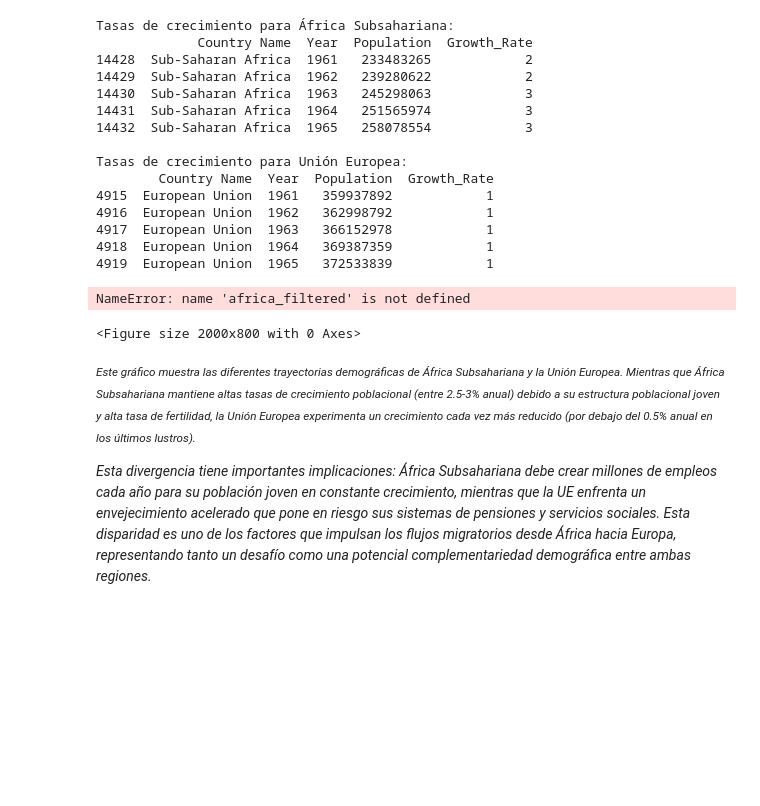
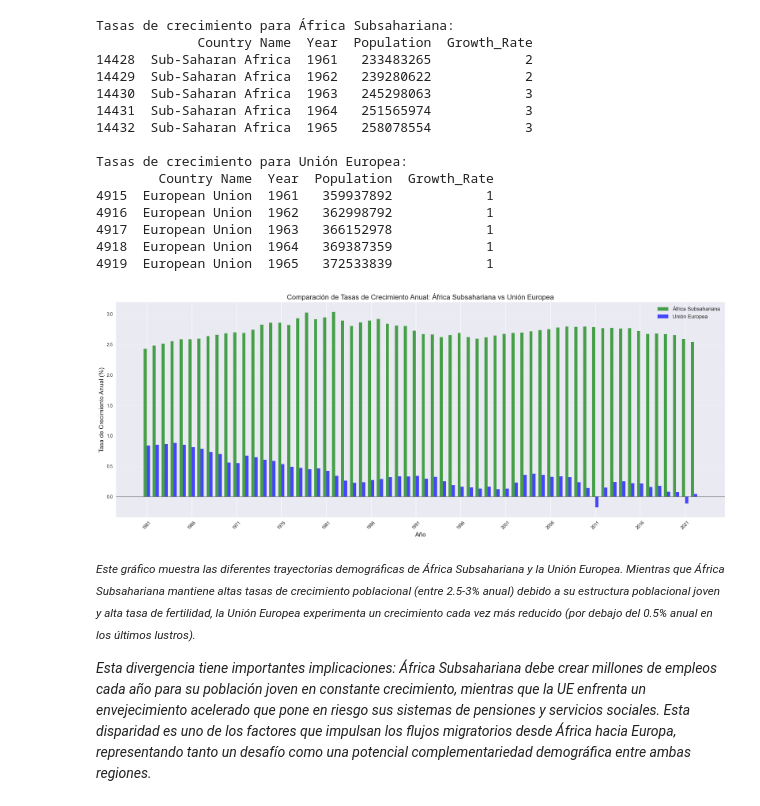
Before and after one commit to Bootcamp-IA-P4/world-population-migration-eda, a Jupyter notebook: population_eda.ipynb, the cells around one changed output. Drawn from its saved outputs; the diff is of its cells as text; code cells hidden in the pictures; blank space fills up the shorter version.

```diff
--- a/population_eda.ipynb
+++ b/population_eda.ipynb
@@ -598,46 +600,39 @@ Tasas de crecimiento para Unión Europea:
 4918  European Union  1964   369387359            1
 4919  European Union  1965   372533839            1
 # %%
-# Creamos figura
+# Crear figura
 plt.figure(figsize=(20, 8))
 
-# Filtrar los dataframes para incluir solo los años comunes
-africa_filtered = africa_subsahariana[africa_subsahariana['Year'].isin(common_years)]
-eu_filtered = union_europea[union_europea['Year'].isin(common_years)]
-
-# Preparar las posiciones de las barras
-x = np.arange(len(common_years))
-width = 0.35
-
-# Dibujar las barras
-plt.bar(x - width/2, africa_filtered['Growth_Rate'].values, width,
+# Dibujar las barras para África Subsahariana y la Unión Europea
+plt.bar(x - width/2, africa_subsahariana['Growth_Rate'], width,
         label='África Subsahariana', color='green', alpha=0.7)
-plt.bar(x + width/2, eu_filtered['Growth_Rate'].values, width,
+plt.bar(x + width/2, union_europea['Growth_Rate'], width,
         label='Unión Europea', color='blue', alpha=0.7)
 
 # Añadir línea horizontal en cero
 plt.axhline(y=0, color='black', linestyle='-', alpha=0.3)
 
 # Personalizar el gráfico
-plt.title('Comparación de Tasas de Crecimiento Anual: África Subsahariana vs Unión Europea',
-          fontsize=16)
+plt.title('Comparación de Tasas de Crecimiento Anual: África Subsahariana vs Unión Europea', fontsize=16)
 plt.xlabel('Año', fontsize=14)
 plt.ylabel('Tasa de Crecimiento Anual (%)', fontsize=14)
 
 # Mostrar solo algunos años en el eje X para evitar saturación
-years_to_show = common_years[::5]
-ticks_positions = [list(common_years).index(year) for year in years_to_show]
+years_to_show = africa_subsahariana['Year'][::5]  # Mostrar cada 5 años
+ticks_positions = [list(africa_subsahariana['Year']).index(year) for year in years_to_show]
 plt.xticks(ticks_positions, years_to_show, rotation=45)
 
-# Añadir cuadrícula
+# Añadir cuadrícula en el eje Y
 plt.grid(True, alpha=0.3, axis='y')
+
+# Mostrar leyenda
 plt.legend(fontsize=12)
 
 # Mostrar el gráfico
+plt.tight_layout()
 plt.show()
 # %% [output]
-NameError: name 'africa_filtered' is not defined
-<Figure size 2000x800 with 0 Axes>
+[figure, added]
 # %% [markdown]
 <small>*Este gráfico muestra las diferentes trayectorias demográficas de África Subsahariana y la Unión Europea. Mientras que África Subsahariana mantiene altas tasas de crecimiento poblacional (entre 2.5-3% anual) debido a su estructura poblacional joven y alta tasa de fertilidad, la Unión Europea experimenta un crecimiento cada vez más reducido (por debajo del 0.5% anual en los últimos lustros).*
 
```
Also changed, not shown: parts of 44 cells of this notebook, 1 other file.
